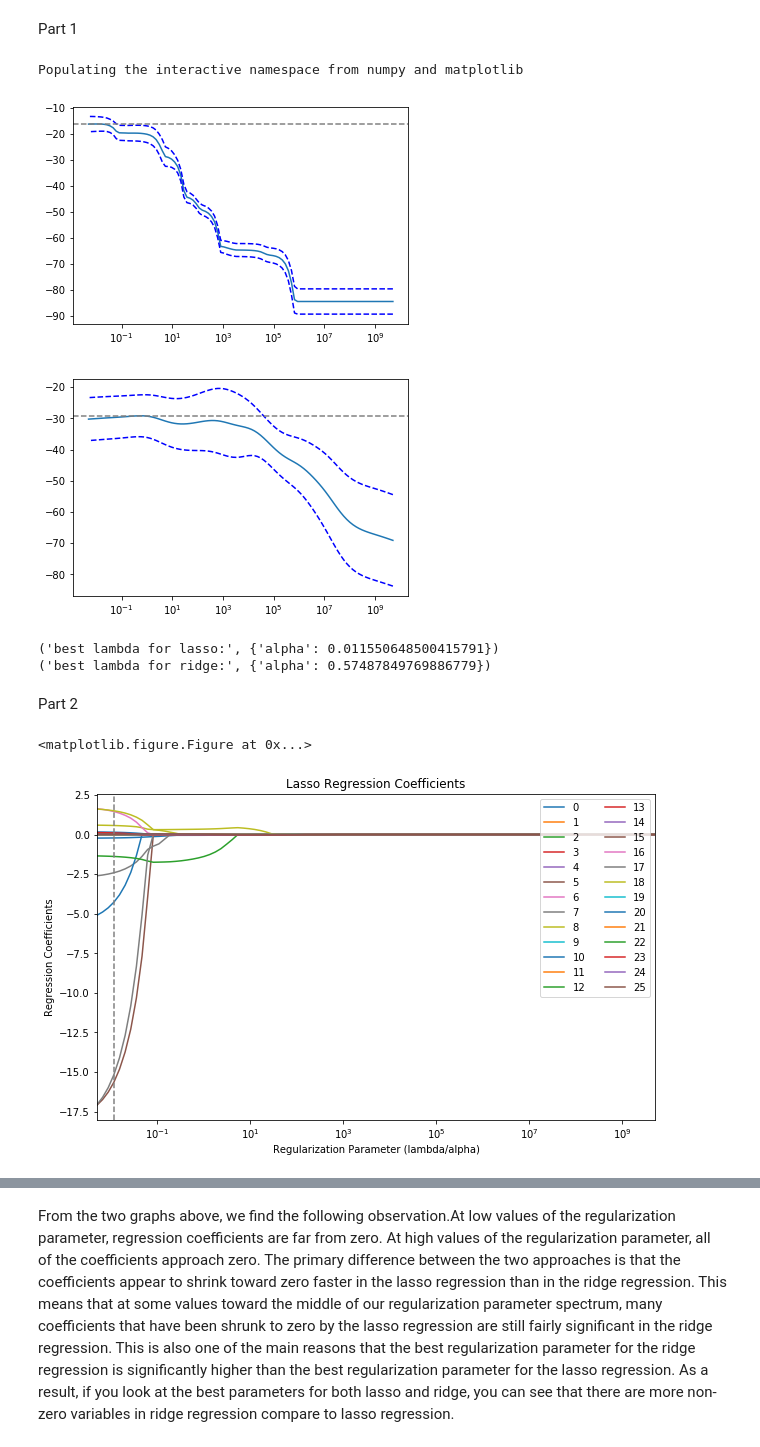
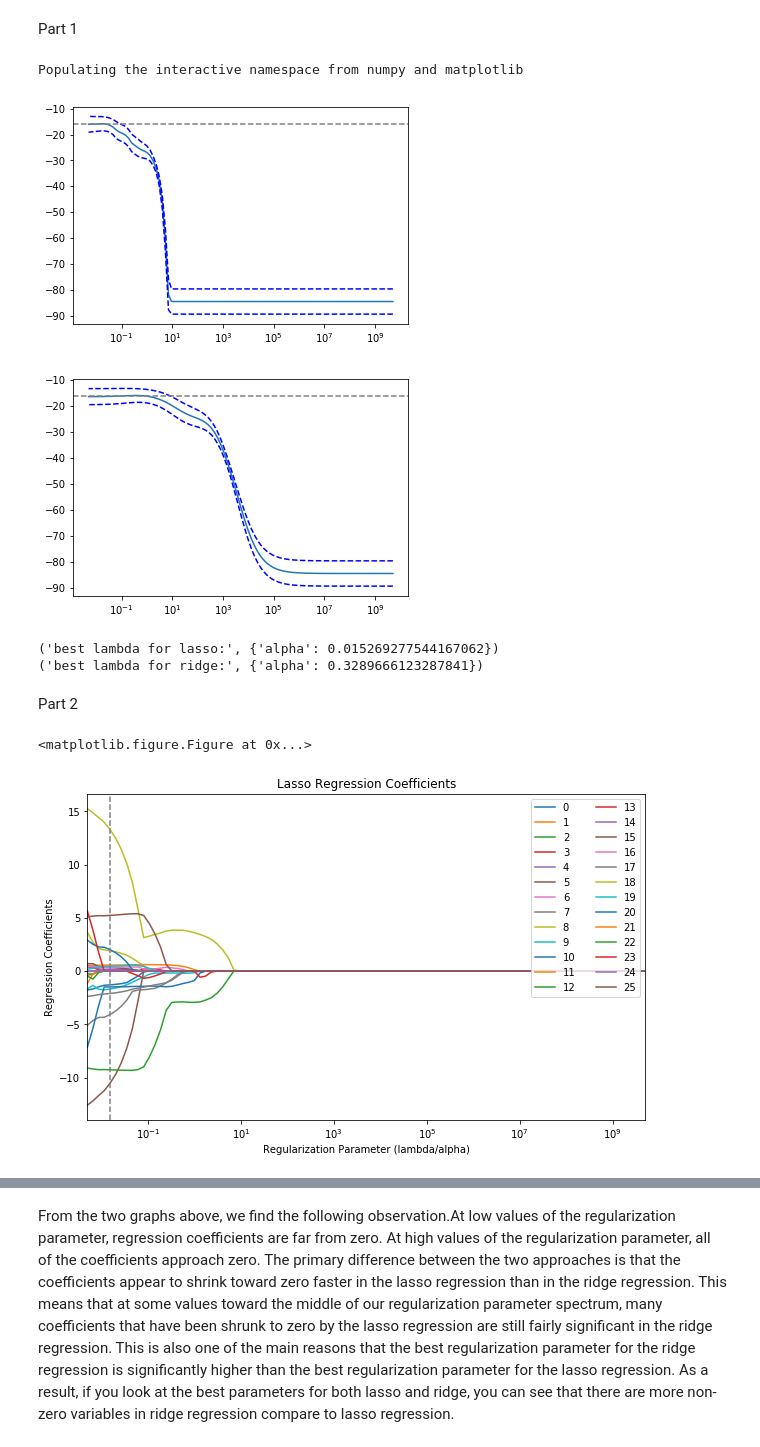
Before and after one commit to 91jackcheng/advanced-predictive-modeling, a Jupyter notebook: HW1-F17-MIS382N-qs3&4-steven.ipynb, the cells around one changed output, grey strips where cells are left out. Saved outputs shown, nothing was run; the diff lists cells and outputs as text; code cells hidden in the pictures.

```diff
--- a/HW1-F17-MIS382N-qs3&4-steven.ipynb
+++ b/HW1-F17-MIS382N-qs3&4-steven.ipynb
@@ -172,6 +185,7 @@ from sklearn.model_selection import GridSearchCV
 from sklearn.linear_model import RidgeCV
 from sklearn.linear_model import Ridge
 from sklearn.model_selection import train_test_split
+from sklearn import preprocessing
 
 # Load the data
 boston = datasets.load_boston()
@@ -179,7 +193,8 @@ X = boston.data
 y = boston.target
 # add square terms to X
 X = np.concatenate((X, np.square(X)), axis=1)
-X_train, X_test, y_train, y_test = train_test_split(X,y,test_size = 0.33, random_state=20)
+X_scaled = preprocessing.scale(X)
+X_train, X_test, y_train, y_test = train_test_split(X_scaled,y,test_size = 0.33, random_state=20)
 
 # Apply build-in Lasso function and ridge from sklearn
 lasso = Lasso(random_state=0)
@@ -191,43 +206,42 @@ n_folds = 5
 # Use GridSearchCV to perform cross validation for lasso and find the best lambda value using average MSE as the scoring metric.
 clf_lasso = GridSearchCV(lasso, tuned_parameters, scoring='neg_mean_squared_error', cv=n_folds, refit=False)
 # fit the model on training set
 clf_lasso.fit(X_train, y_train)
 lasso_scores = clf_lasso.cv_results_['mean_test_score']
 
 
 scores_std = clf_lasso.cv_results_['std_test_score']
 plt.semilogx(alphas, lasso_scores)
 #plot error lines showing +/- std. errors of the scores
 std_error = scores_std / np.sqrt(n_folds)
 plt.semilogx(alphas, lasso_scores + std_error, 'b--')
 plt.semilogx(alphas, lasso_scores - std_error, 'b--')
 plt.axhline(np.max(lasso_scores), linestyle='--', color='.5')
 plt.show()
 
 
 
 clf_ridge = GridSearchCV(ridge, tuned_parameters,scoring='neg_mean_squared_error', cv=n_folds, refit=False)
-clf_ridge.fit(X, y)
+clf_ridge.fit(X_train, y_train)
 ridge_scores = clf_ridge.cv_results_['mean_test_score']
 scores_std = clf_ridge.cv_results_['std_test_score']
 plt.semilogx(alphas, ridge_scores)
 # plot error lines showing +/- std. errors of the scores
 std_error = scores_std / np.sqrt(n_folds)
 plt.semilogx(alphas, ridge_scores + std_error, 'b--')
 plt.semilogx(alphas, ridge_scores - std_error, 'b--')
 plt.axhline(np.max(ridge_scores), linestyle='--', color='.5')
 plt.show()
 # %% [output]
 Populating the interactive namespace from numpy and matplotlib
-[figure, old version]
+[figure, new version]
-[figure, old version]
+[figure, new version]
 # %%
-
 print ('best lambda for lasso:',clf_lasso.best_params_)
 print ('best lambda for ridge:',clf_ridge.best_params_)
 # %% [output]
-('best lambda for lasso:', {'alpha': 0.011550648500415791})
-('best lambda for ridge:', {'alpha': 0.57487849769886779})
+('best lambda for lasso:', {'alpha': 0.015269277544167062})
+('best lambda for ridge:', {'alpha': 0.3289666123287841})
 # %% [markdown]
 Part 2
 # %%
@@ -260,7 +274,7 @@ plt.axvline(clf_lasso.best_params_.values(), linestyle='--', color='.5')
 plt.show()
 # %% [output]
 <matplotlib.figure.Figure at 0x...>
-[figure, old version]
+[figure, new version]
 # %%
 # Create empty data frame to store the coefficients for each value of alpha/lambda
 data_X =pd.DataFrame(X)
```
Also changed, not shown: parts of 7 cells of this notebook.
